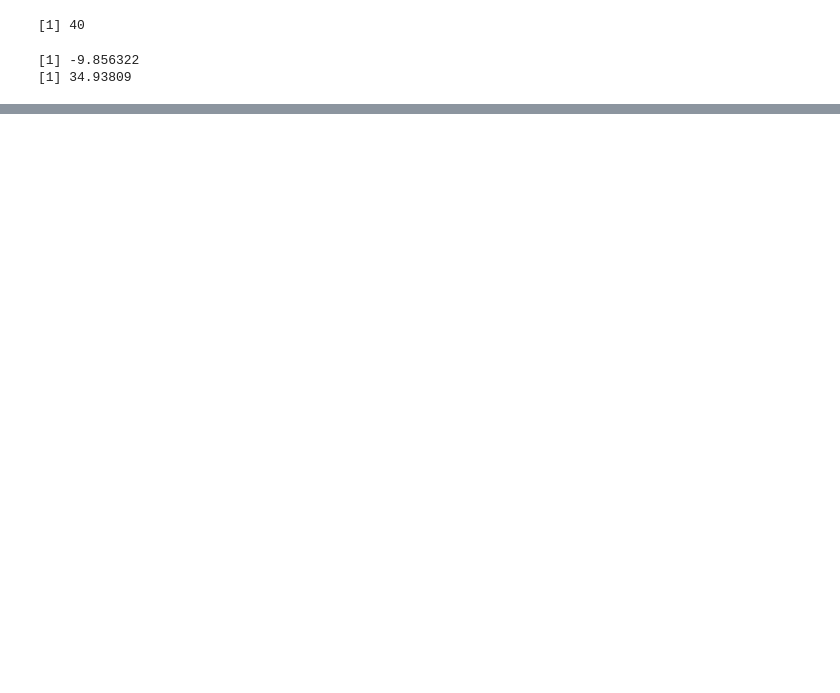
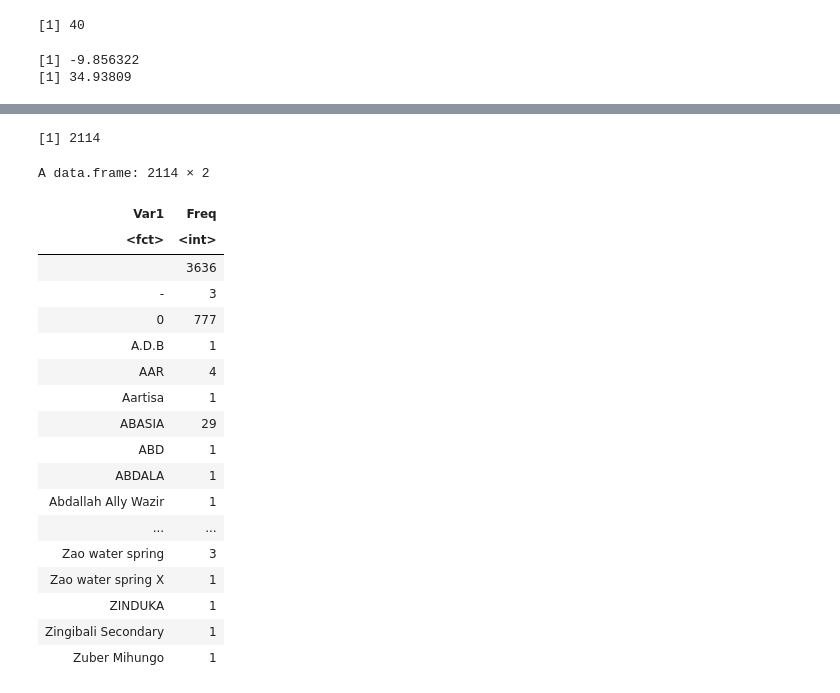
Before and after one commit to aguzga/STAT_FOUND, a Jupyter notebook: PROJECT.ipynb, the cells around one changed output, grey strips where cells are left out. Drawn from its saved outputs; the diff is of its cells as text; code cells hidden in the pictures; blank space fills up the shorter version.

```diff
--- a/PROJECT.ipynb
+++ b/PROJECT.ipynb
@@ -62,2 +104,9 @@ y_down_left = 28.138
 # %%
 df <- df[df$latitude > x_down_left & df$latitude < x_up_right & df$longitude > y_down_left & df$longitude < y_up_right, ] #filter pumps in atlantic fucking ocean
+# %%
+df <-  structure(list(Age = c(23, 29, 45, 24, 28), Occupation = c("Builder",
+"Worker", "Contractor", "Engineer", "Doctor"), Nationality = c("German",
+"British", "Vietnamese", "German", "Indian")), .Names = c("Age",
+"Occupation", "Nationality"), row.names = c(NA, -5L), class = "data.frame")
+
+newdata <- list(23,"Doctor","German")
@@ -64,3 +120,3 @@ df <- df[df$latitude > x_down_left & df$latitude < x_up_right & df$longitude > y
 # %%
-drops <- c("latitude", "longitude", "date_recorded", "gps_height", "wpt_name", "num_private", "lga", "ward", "subvillage", "region_code", "district_code", "recorded_by", "scheme_name", "waterpoint_type_group", "payment", "management", "management_group", "extraction_type_group", "extraction_type_class", "quantity_group", "quality_group", "source")
-df[ , !(names(df) %in% drops)] #drop useless (a priori) features
+drops <- c("latitude", "longitude", "funder", "date_recorded", "gps_height", "wpt_name", "num_private", "lga", "ward", "subvillage", "region_code", "district_code", "recorded_by", "scheme_name", "waterpoint_type_group", "payment", "management", "management_group", "extraction_type_group", "extraction_type_class", "quantity_group", "quality_group", "source")
+df = df[ , !(names(df) %in% drops)] #drop useless (a priori) features
@@ -93,7 +129,7 @@ idx = apply(df, 1, clean_impossible_pumps_v)
 # %% [output]
 [1] 40
 # %%
-df <- df[df$latitude > x_down_left & df$latitude < x_up_right & df$longitude > y_down_left & df$longitude < y_up_right, ] #filter pumps in atlantic fucking ocean
+#df <- df[df$latitude > x_down_left & df$latitude < x_up_right & df$longitude > y_down_left & df$longitude < y_up_right, ] #filter pumps in atlantic fucking ocean
 # %%
 print(df[1, "latitude"])
 print(df[1, "longitude"])
@@ -123,4 +159,4 @@ A data.frame: 57588 × 40
 | 59399 | 31282 | 0 | 08/03/2011 | Malec | 0 | Musa | 35.86132 | -6.378573 | Mshoro | ... |
 | 59400 | 26348 | 0 | 23/03/2011 | World Bank | 191 | World | 38.10405 | -6.747464 | Kwa Mzee Lugawa | ... |
 # %%
-categories <- unique(df$funder)
+categories <- unique(df$installer)
@@ -129,3 +163,27 @@ categories
+# %%
+length(categories)
+as.data.frame(table(df$installer))
+# %% [output]
+[1] 2114
+A data.frame: 2114 × 2
+| Var1 | Freq |
+| <fct> | <int> |
+|  | 3636 |
+| - | 3 |
+| 0 | 777 |
+| A.D.B | 1 |
+| AAR | 4 |
+| Aartisa | 1 |
+| ABASIA | 29 |
+| ABD | 1 |
+| ABDALA | 1 |
+| Abdallah Ally Wazir | 1 |
+| ... | ... |
+| Zao water spring | 3 |
+| Zao water spring X | 1 |
+| ZINDUKA | 1 |
+| Zingibali Secondary | 1 |
+| Zuber Mihungo | 1 |
 # %%
 region, lga, ward, subvillage, basin, wpt_name,
 # %%
```
Also changed, not shown: parts of 11 cells of this notebook.
